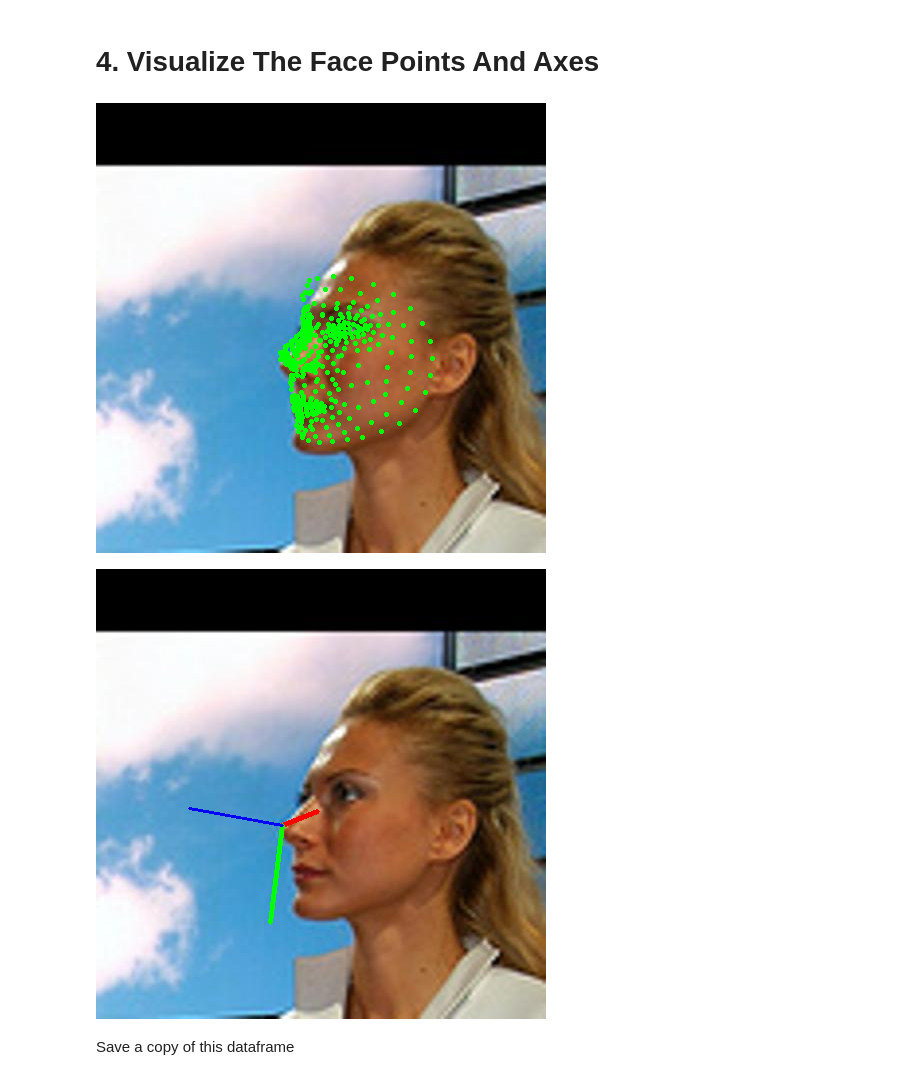
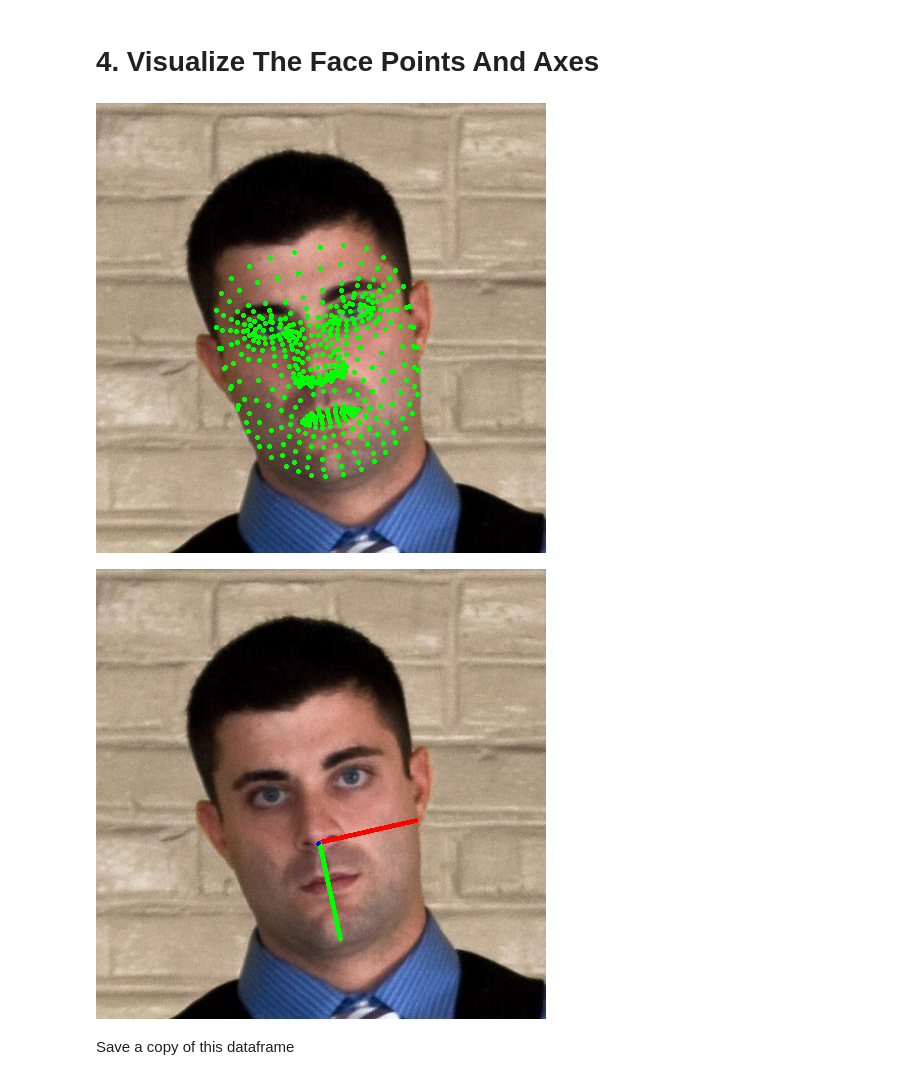
Before and after one commit to Heba-Atef99/Head_Pose_Estimation, a Jupyter notebook: Head_Pose_Estimation.ipynb, the cells around one changed output. Drawn from its saved outputs; the diff is of its cells as text; code cells hidden in the pictures.

```diff
--- a/Head_Pose_Estimation.ipynb
+++ b/Head_Pose_Estimation.ipynb
@@ -295,22 +293,22 @@ def draw_axis(img, pitch,yaw,roll, tdx=None, tdy=None, size = 100):
 
     return img
 # %%
-idx = 1
+idx = 4
 image_file = new_df['image'].iloc[idx] + '.jpg'
 image = cv2.imread(image_file)
 for x, y in zip(new_df.iloc[idx, 1:-3:2], new_df.iloc[idx, 2:-3:2]):
   cv2.circle(image, (x, y), radius=1, color=(0, 255, 0), thickness=2)
 
 cv2_imshow(image)
 # %% [output]
-[figure, old version]
+[figure, new version]
 # %%
 image = cv2.imread(image_file)
 tdx, tdy = new_df[['l2', 'l3']].iloc[idx]
 annotated_image = draw_axis(image, new_df['pitch'].iloc[idx], new_df['yaw'].iloc[idx], new_df['roll'].iloc[idx], tdx, tdy, size = 100)
 cv2_imshow(annotated_image)
 # %% [output]
-[figure, old version]
+[figure, new version]
 # %% [markdown]
 Save a copy of this dataframe
 # %%
```
Also changed, not shown: parts of 11 cells of this notebook.
